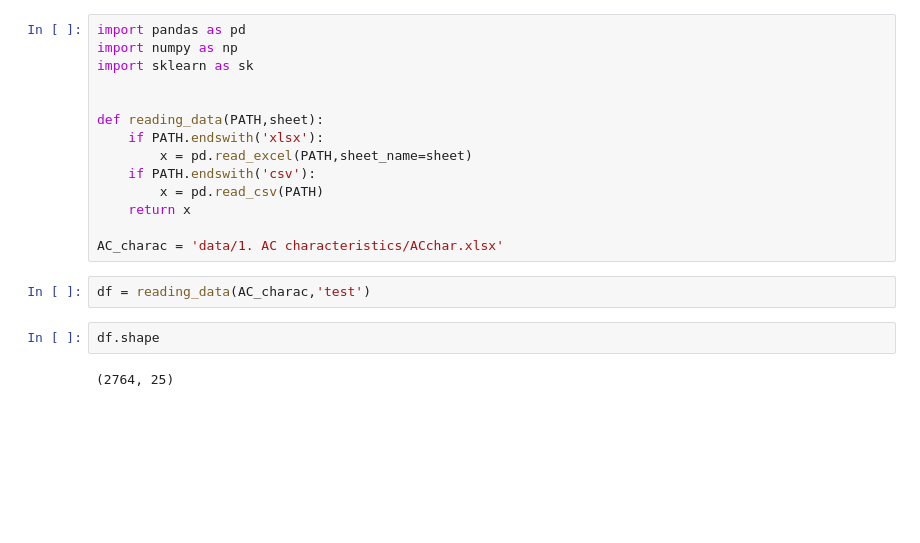
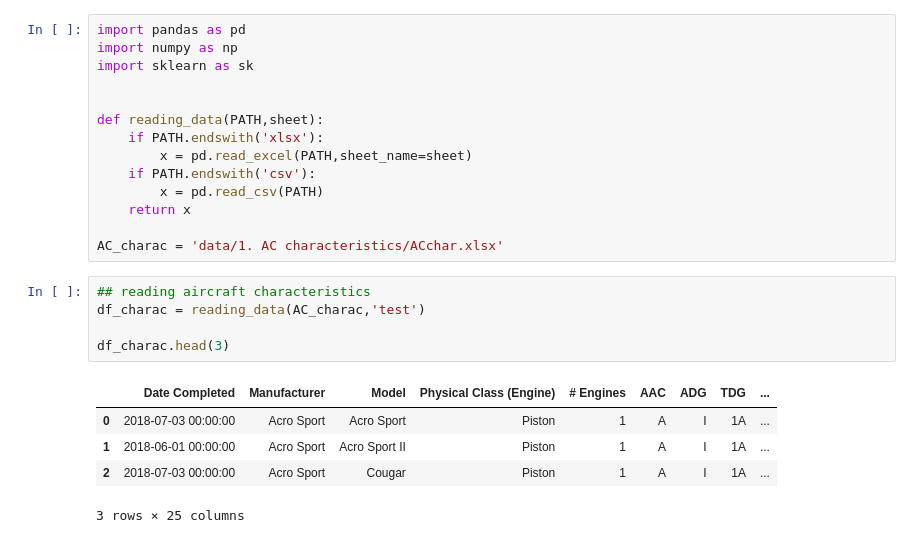
Before and after one commit to arnaudfrn/taxi-time, a Jupyter notebook: Mathieu_explo_notebook.ipynb, the cells around one changed output. Drawn from its saved outputs; the diff is of its cells as text; blank space fills up the shorter version.

```diff
--- a/Mathieu_explo_notebook.ipynb
+++ b/Mathieu_explo_notebook.ipynb
@@ -12,12 +12,17 @@ def reading_data(PATH,sheet):
     return x
 
 AC_charac = 'data/1. AC characteristics/ACchar.xlsx'
-# %%
-df = reading_data(AC_charac,'test')
-# %%
-df.shape
-# %% [output]
-(2764, 25)
+# %%
+## reading aircraft characteristics
+df_charac = reading_data(AC_charac,'test')
+
+df_charac.head(3)
+# %% [output]
+|  | Date Completed | Manufacturer | Model | Physical Class (Engine) | # Engines | AAC | ADG | TDG | ... |
+| 0 | 2018-07-03 00:00:00 | Acro Sport | Acro Sport | Piston | 1 | A | I | 1A | ... |
+| 1 | 2018-06-01 00:00:00 | Acro Sport | Acro Sport II | Piston | 1 | A | I | 1A | ... |
+| 2 | 2018-07-03 00:00:00 | Acro Sport | Cougar | Piston | 1 | A | I | 1A | ... |
+3 rows × 25 columns
 # %%
 # %% [output]
 |  | Date Completed | Manufacturer | Model | Physical Class (Engine) | # Engines | AAC | ADG | TDG | ... |
```
Also changed, not shown: parts of 2 cells of this notebook.
